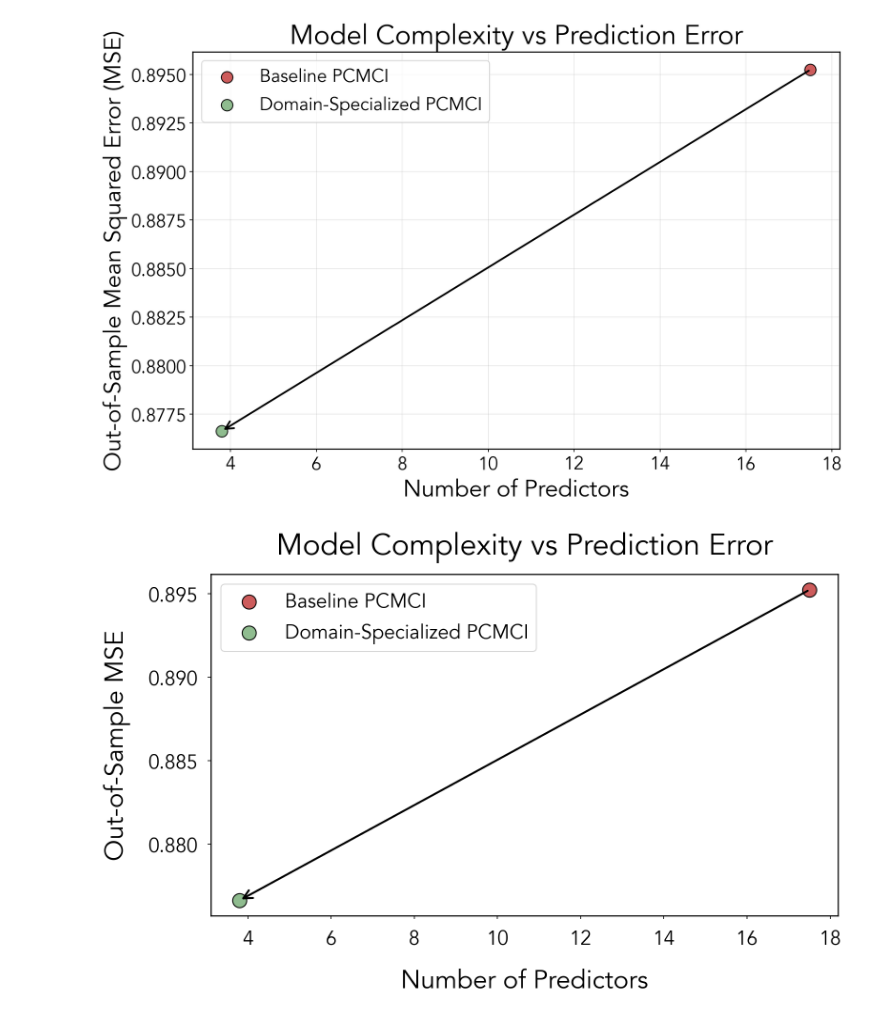
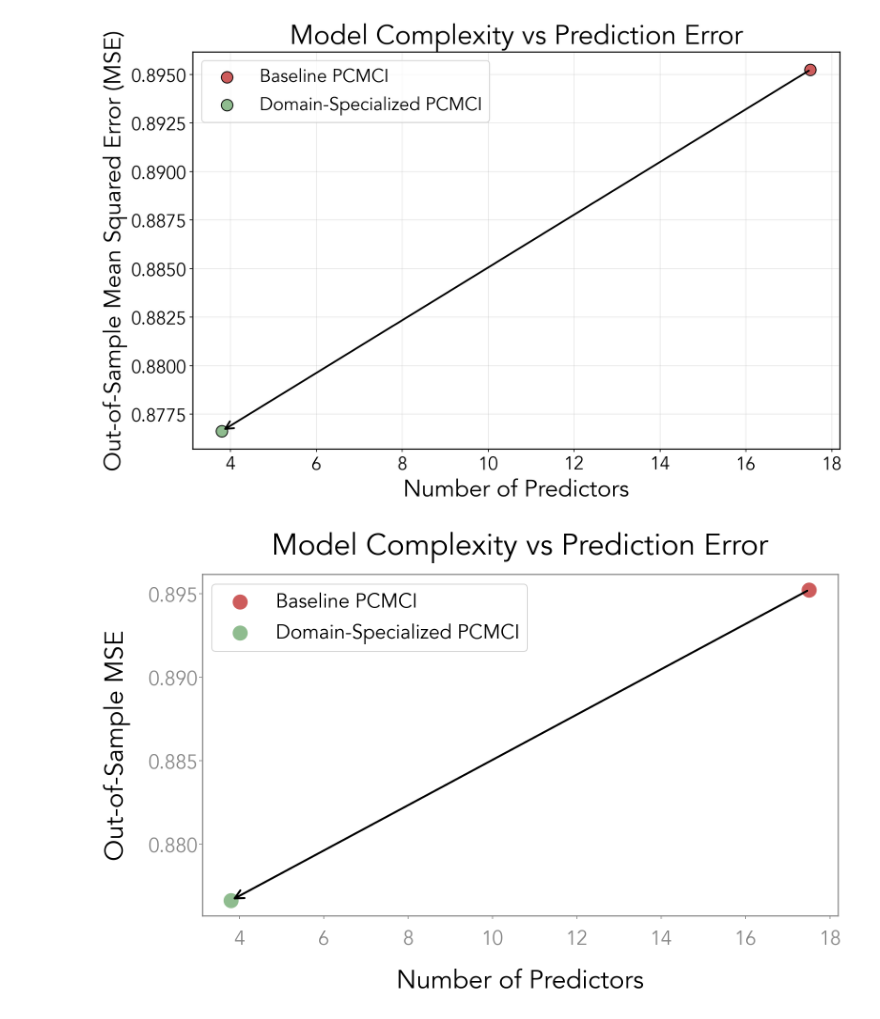
Before and after one commit to lauradiazrodriguez/dsc180_group1, a Jupyter notebook: notebooks/Empirical_Testing.ipynb, the cells around one changed output. Cells and saved outputs as stored; diff of their text form; code cells hidden in the pictures.

```diff
--- a/notebooks/Empirical_Testing.ipynb
+++ b/notebooks/Empirical_Testing.ipynb
@@ -758,7 +758,7 @@ specialized_num_preds = 3.8
 mse_reduction = (baseline_mse - specialized_mse) / baseline_mse * 100
 predictor_reduction = (baseline_num_preds - specialized_num_preds) / baseline_num_preds * 100
 
-metrics = ["Prediction Error Reduction", "Predictor Reduction"]
+metrics = ["Prediction Error Reduction", "Predictor Count Reduction"]
 values = [mse_reduction, predictor_reduction]
 
 fig, ax = plt.subplots(figsize=(12,8))
@@ -769,16 +769,29 @@ bars = plt.bar(metrics, values, color="darkseagreen")
 ax.set_ylim(0, max(values) * 1.25)
 
 ax.set_ylabel("Improvement (%)", labelpad=18)
-plt.title("Impact of Domain-Specialized PCMCI")
+plt.title("Impact of Domain-Specialized PCMCI", pad=18)
+
+# ---- Make graph box grey ----
+for spine in ax.spines.values():
+    spine.set_color("#888888")
+
+# ---- Make axis tick values grey ----
+# ax.tick_params(axis='x', colors="#888888")
+ax.tick_params(axis='y', colors="#888888")
 
 for bar in bars:
     height = bar.get_height()
     plt.text(bar.get_x() + bar.get_width()/2,
-             height,
+             height + max([baseline_num_preds, specialized_num_preds]) * 0.1,
              f"{height:.1f}%",
              ha='center',
              va='bottom')
 
 plt.tight_layout()
+
+plt.savefig(
+    "poster/mse_reduction_predictor_count_reduction.pdf",
+    bbox_inches="tight"
+)
 plt.show()
 # %% [output]
@@ -841,34 +854,45 @@ plt.show()
 # %%
 fig, ax = plt.subplots(figsize=(12,8))
 
 ax.scatter(baseline_num_preds, baseline_mse,
-           s=200, color="indianred", edgecolor="black",
+           s=200, color="indianred",
            label="Baseline PCMCI")
 
 ax.scatter(specialized_num_preds, specialized_mse,
-           s=200, color="darkseagreen", edgecolor="black",
+           s=200, color="darkseagreen",
            label="Domain-Specialized PCMCI")
 
 ax.annotate(
     "",
     xy=(specialized_num_preds, specialized_mse),
     xytext=(baseline_num_preds, baseline_mse),
     arrowprops=dict(arrowstyle="->", linewidth=2)
 )
 
 ax.set_xlabel("Number of Predictors", labelpad=18)
 ax.set_ylabel("Out-of-Sample MSE", labelpad=18)
 ax.set_title(
     "Model Complexity vs Prediction Error",
     pad=20,
 )
 
-ax.tick_params(axis='x', pad=10)
-ax.tick_params(axis='y', pad=10)
+ax.tick_params(axis='x', pad=10, colors="#888888")
+ax.tick_params(axis='y', pad=1, colors="#888888")
+
+# ---- Make graph box grey ----
+for spine in ax.spines.values():
+    spine.set_color("#888888")
+
 
 ax.legend()
 
 plt.tight_layout(pad=2.5)
+
+plt.savefig(
+    "poster/model_complexity_vs_mse.pdf",
+    bbox_inches="tight"
+)
+
 plt.show()
 # %% [output]
-[figure, old version]
+[figure, new version]
```
Also changed, not shown: parts of 2 cells of this notebook, 8 other files.
